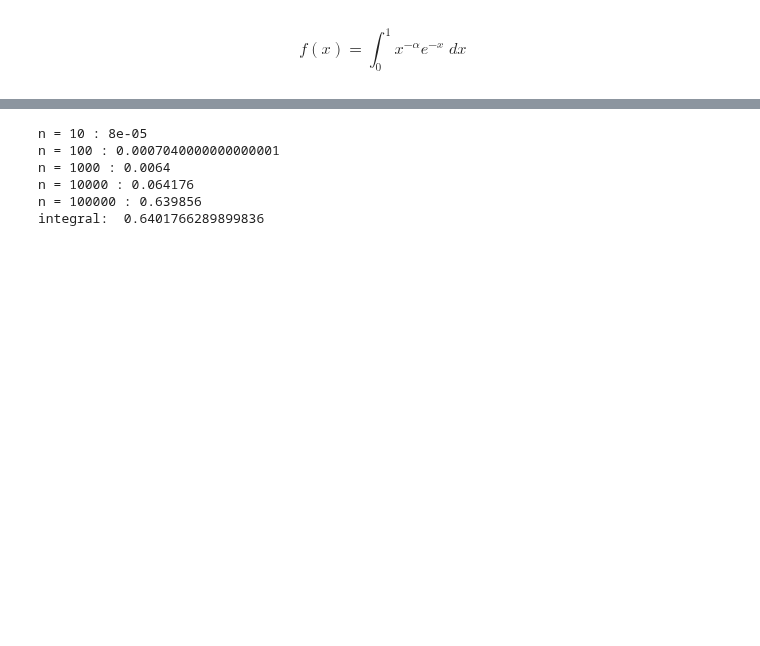
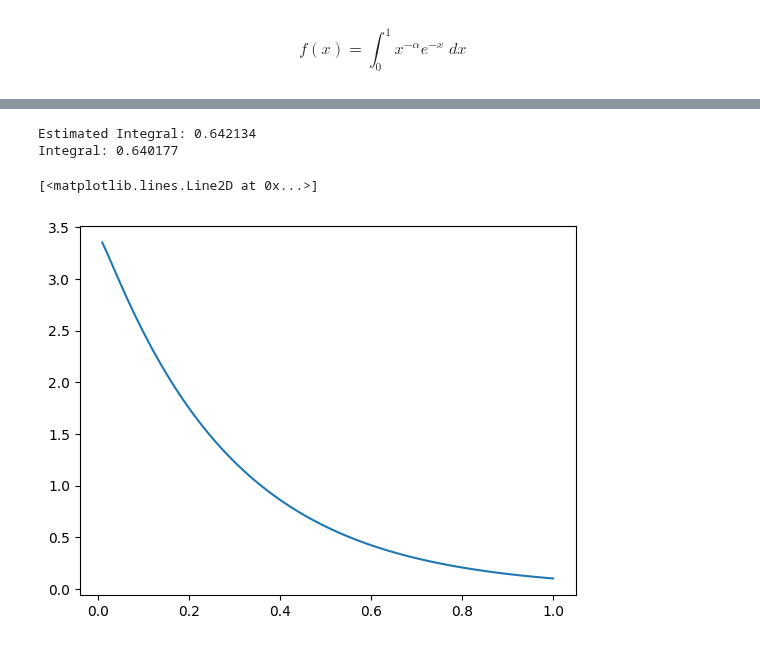
Before and after one commit to ZilD117/Comp-Physics, a Jupyter notebook: Monte Carlo.ipynb, the cells around one changed output, grey strips where cells are left out. Saved outputs shown, nothing was run; the diff lists cells and outputs as text; code cells hidden in the pictures; blank space fills up the shorter version.

```diff
--- a/Monte Carlo.ipynb
+++ b/Monte Carlo.ipynb
@@ -23,33 +26,38 @@ Integral: 0.6401766289899836
-# %%
-n = 100000 # iterations
-x_bound = (0, 1) # x bounds
-y_bound = (0, 1.6) # y bounds
-eval_steps = [10, 100, 1000, 10000] # intervals to print results at
-
-# calculate area given total counts (n) and counts in function (counts)
-def calcArea(counts, n):
-    return ((x_bound[1] - x_bound[0]) * (y_bound[1] - y_bound[0])) * (counts / n)
-
-counts = 0
-for i in range(n):
-    # random point
-    rdm_x = x_bound[0] + rdm.random() * (x_bound[1] - x_bound[0])
-    rdm_y = y_bound[0] + rdm.random() * (y_bound[1] - y_bound[0])
-
-    if f(rdm_x) > rdm_y: # check if point is under curve
-        counts += 1
-
-    for j in range(len(eval_steps)): # print results at intervals
-        if (i == eval_steps[j]):
-            print("n =", eval_steps[j], ":", calcArea(counts, n))
-
-# print results
-print("n =", n, ":", calcArea(counts, n))
-print("integral: ", result)
-# %% [output]
-n = 10 : 8e-05
-n = 100 : 0.0007040000000000001
-n = 1000 : 0.0064
-n = 10000 : 0.064176
-n = 100000 : 0.639856
-integral:  0.6401766289899836
+# %%
+### MONTE CARLO ITEGRATION ###
+
+def monte_carlo_integration(f, lower_bound, upper_bound, n):
+    sum = 0.0
+    for _ in range(n):
+        # generate random sample within the specified range
+        sample = np.random.uniform(lower_bound, upper_bound)
+
+        # evaluate the target function at the sample point and add it to the total
+        sum += f(sample)
+
+    # calculate the estimated integral by averaging the function values and scaling by the range
+    estimated_integral = sum / n * (upper_bound - lower_bound)
+    return estimated_integral
+
+lower_bound = 0  # lower bound of integration range
+upper_bound = 1 # upper bound of integration range
+n = 1000  # number of samples
+
+result = monte_carlo_integration(f, lower_bound, upper_bound, n)
+
+print("Estimated Integral:", "%.6f" % result)
+print("Integral:", "%.6f" % exp_result)
+# %% [output]
+Estimated Integral: 0.642134
+Integral: 0.640177
+# %%
+### GAMMA FUNCTION ###
+
+# define the parameters of the gamma distribution for importance sampling
+gamma_shape = alpha + 1
+gamma_scale = 0.28
+
+plt.plot(X, stats.gamma(a=gamma_shape, scale=gamma_scale).pdf(X))
+# %% [output]
+[<matplotlib.lines.Line2D at 0x...>]
+[figure, added]
```
Also changed, not shown: parts of 3 cells of this notebook.
